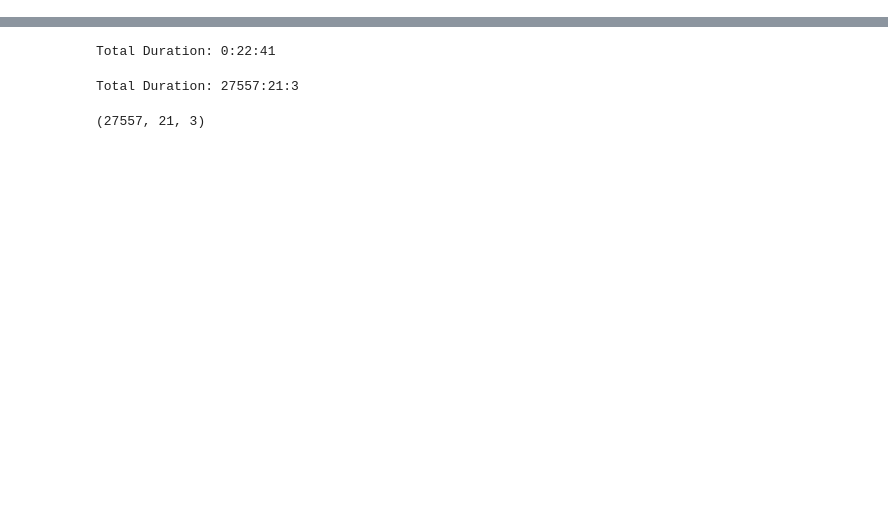
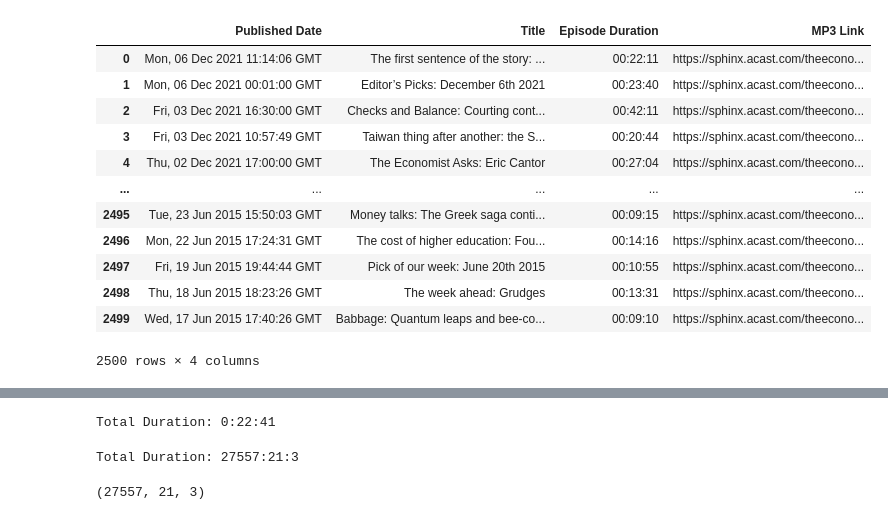
Before and after one commit to cryptodogofmax/podcast-web-player, a Jupyter notebook: podcast_player.ipynb, the cells around one changed output, grey strips where cells are left out. Cells and saved outputs as stored; diff of their text form; code cells hidden in the pictures; blank space fills up the shorter version.

```diff
--- a/podcast_player.ipynb
+++ b/podcast_player.ipynb
@@ -4,3 +4,16 @@ import pickle
 import feedparser
 # %%
 the_economist_rss_link = "https://rss.acast.com/theeconomistallaudio"
+Feed = feedparser.parse(the_economist_rss_link)
+# %%
+def get_episode_info(entry0):
+    podcast_links = entry0["links"]
+    mp3_link = get_mp3_from_links(podcast_links)
+    published = entry0["published"]
+    title = entry0["title"]
+    itunes_duration = entry0["itunes_duration"]
+    return [published, title, itunes_duration, mp3_link]
+
+
+entry0 = Feed.entries[0]
+get_episode_info(entry0)
@@ -7,3 +25,31 @@ the_economist_rss_link = "https://rss.acast.com/theeconomistallaudio"
+# %%
+import pandas as pd
+
+data = [get_episode_info(entry) for entry in Feed.entries]
+
+
+def get_table_for_episodes(data):
+    df = pd.DataFrame(
+        data=data, columns=["Published Date", "Title", "Episode Duration", "MP3 Link"]
+    )
+    return df
+
+
+get_table_for_episodes(data=data)
+# %% [output]
+|  | Published Date | Title | Episode Duration | MP3 Link |
+| 0 | Mon, 06 Dec 2021 11:14:06 GMT | The first sentence of the story: ... | 00:22:11 | https://sphinx.acast.com/theecono... |
+| 1 | Mon, 06 Dec 2021 00:01:00 GMT | Editor’s Picks: December 6th 2021 | 00:23:40 | https://sphinx.acast.com/theecono... |
+| 2 | Fri, 03 Dec 2021 16:30:00 GMT | Checks and Balance: Courting cont... | 00:42:11 | https://sphinx.acast.com/theecono... |
+| 3 | Fri, 03 Dec 2021 10:57:49 GMT | Taiwan thing after another: the S... | 00:20:44 | https://sphinx.acast.com/theecono... |
+| 4 | Thu, 02 Dec 2021 17:00:00 GMT | The Economist Asks: Eric Cantor | 00:27:04 | https://sphinx.acast.com/theecono... |
+| ... | ... | ... | ... | ... |
+| 2495 | Tue, 23 Jun 2015 15:50:03 GMT | Money talks: The Greek saga conti... | 00:09:15 | https://sphinx.acast.com/theecono... |
+| 2496 | Mon, 22 Jun 2015 17:24:31 GMT | The cost of higher education: Fou... | 00:14:16 | https://sphinx.acast.com/theecono... |
+| 2497 | Fri, 19 Jun 2015 19:44:44 GMT | Pick of our week: June 20th 2015 | 00:10:55 | https://sphinx.acast.com/theecono... |
+| 2498 | Thu, 18 Jun 2015 18:23:26 GMT | The week ahead: Grudges | 00:13:31 | https://sphinx.acast.com/theecono... |
+| 2499 | Wed, 17 Jun 2015 17:40:26 GMT | Babbage: Quantum leaps and bee-co... | 00:09:10 | https://sphinx.acast.com/theecono... |
+2500 rows × 4 columns
 # %%
 %%time
 Feed = feedparser.parse(the_economist_rss_link)
```
Also changed, not shown: parts of 20 cells of this notebook, 3 other files.
